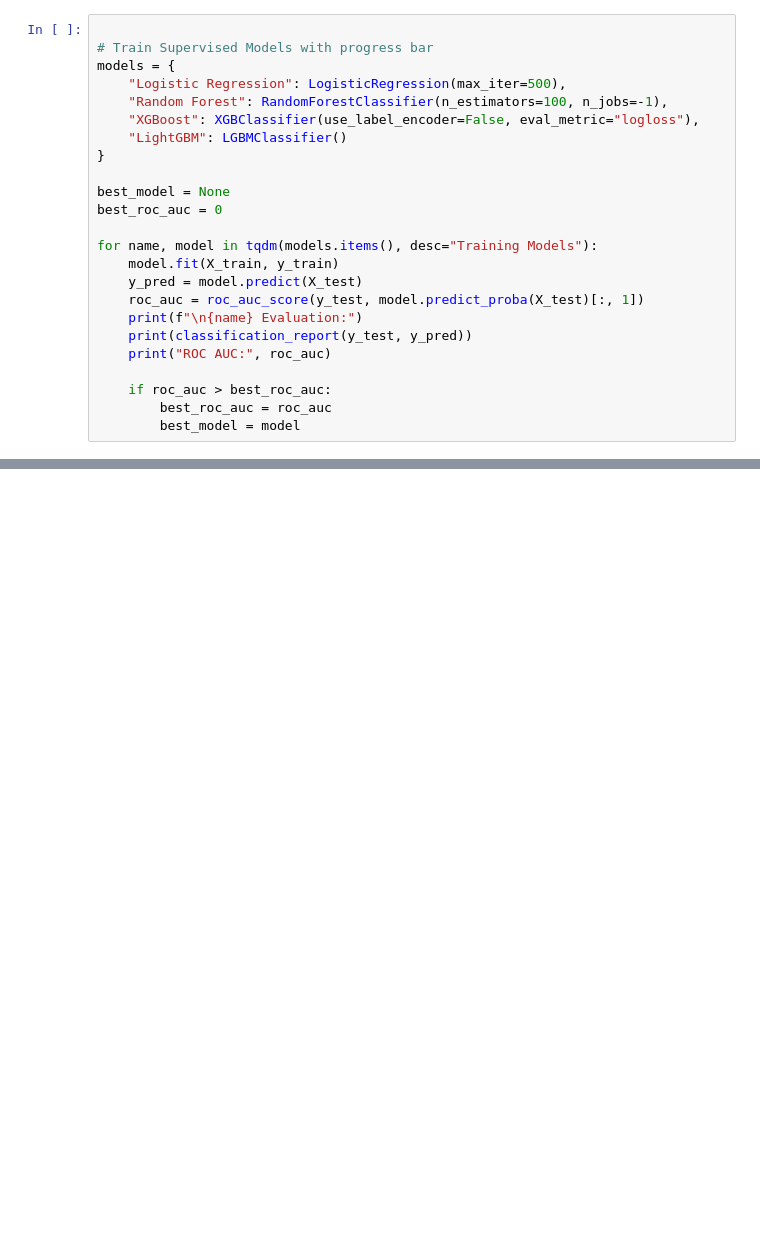
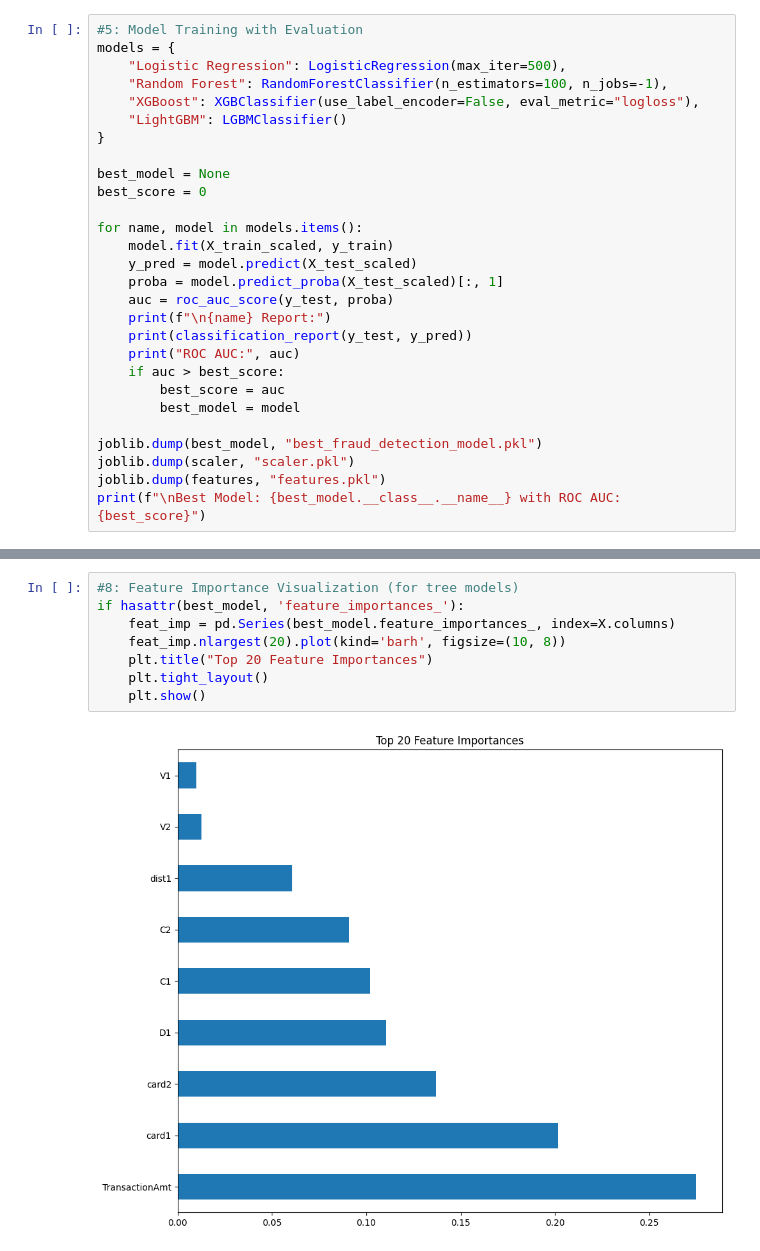
Before and after one commit to Jose-SN/Fraud-Detection, a Jupyter notebook: transactions.ipynb, the cells around one changed output, grey strips where cells are left out. Cells and saved outputs as stored; diff of their text form; blank space fills up the shorter version.

```diff
--- a/transactions.ipynb
+++ b/transactions.ipynb
@@ -78,6 +52,5 @@ X_test = scaler.transform(X_test)
 # %%
-
-# Train Supervised Models with progress bar
+#5: Model Training with Evaluation
 models = {
     "Logistic Regression": LogisticRegression(max_iter=500),
     "Random Forest": RandomForestClassifier(n_estimators=100, n_jobs=-1),
@@ -86,17 +59,22 @@ models = {
 }
 
 best_model = None
-best_roc_auc = 0
+best_score = 0
 
-for name, model in tqdm(models.items(), desc="Training Models"):
-    model.fit(X_train, y_train)
-    y_pred = model.predict(X_test)
-    roc_auc = roc_auc_score(y_test, model.predict_proba(X_test)[:, 1])
-    print(f"\n{name} Evaluation:")
+for name, model in models.items():
+    model.fit(X_train_scaled, y_train)
+    y_pred = model.predict(X_test_scaled)
+    proba = model.predict_proba(X_test_scaled)[:, 1]
+    auc = roc_auc_score(y_test, proba)
+    print(f"\n{name} Report:")
     print(classification_report(y_test, y_pred))
-    print("ROC AUC:", roc_auc)
+    print("ROC AUC:", auc)
+    if auc > best_score:
+        best_score = auc
+        best_model = model
 
-    if roc_auc > best_roc_auc:
-        best_roc_auc = roc_auc
-        best_model = model
+joblib.dump(best_model, "best_fraud_detection_model.pkl")
+joblib.dump(scaler, "scaler.pkl")
+joblib.dump(features, "features.pkl")
+print(f"\nBest Model: {best_model.__class__.__name__} with ROC AUC: {best_score}")
 # %% [output]
@@ -180,0 +164,10 @@ ROC AUC: 0.9409962474419986
+# %%
+#8: Feature Importance Visualization (for tree models)
+if hasattr(best_model, 'feature_importances_'):
+    feat_imp = pd.Series(best_model.feature_importances_, index=X.columns)
+    feat_imp.nlargest(20).plot(kind='barh', figsize=(10, 8))
+    plt.title("Top 20 Feature Importances")
+    plt.tight_layout()
+    plt.show()
+# %% [output]
+[figure, added]
```
Also changed, not shown: parts of 10 cells of this notebook.
